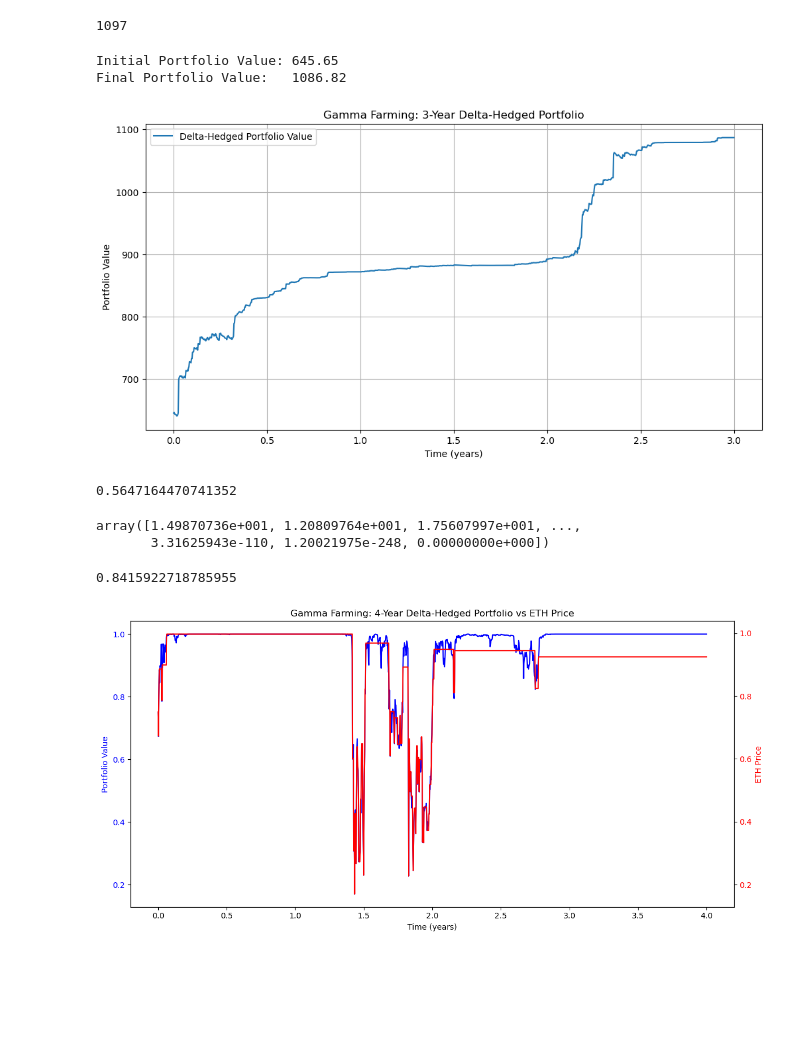
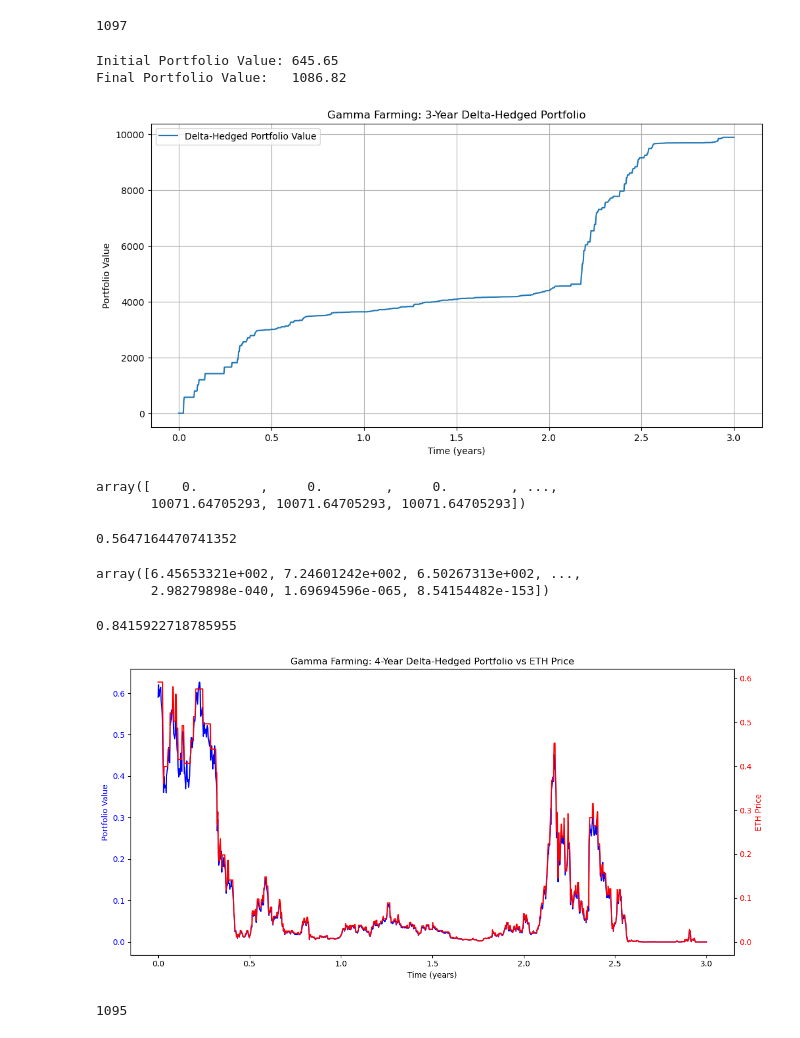
Before and after one commit to jkuan456/ETH_Strategy_Quant, a Jupyter notebook: Gamma Farming Sim.ipynb, the cells around one changed output. Cells and saved outputs as stored; diff of their text form; code cells hidden in the pictures; blank space fills up the shorter version.

Commit message:
Updated Farming Sim

```diff
--- a/Gamma Farming Sim.ipynb
+++ b/Gamma Farming Sim.ipynb
@@ -49,7 +50,7 @@ def bs_call_delta(S, K, T, r, sigma):
     d1 = (np.log(S / K) + (r + 0.5 * sigma**2)*T) / (sigma * np.sqrt(T))
     return norm.cdf(d1)
 
-def simulate_gamma_farming_real_data(prices, dt, K, T, r, sigma, use_threshold=False, threshold=0.1):
+def simulate_gamma_farming_real_data(prices, dt, K, T, r, sigma, use_threshold=False, threshold=0.1, fee_percent = 0.002):
     """
     Simulate gamma farming (delta hedging) for a single call option trade over its lifetime,
     using actual price data.
@@ -72,12 +73,13 @@ def simulate_gamma_farming_real_data(prices, dt, K, T, r, sigma, use_threshold=F
         raise ValueError("Not enough price data for the option's tenor T.")
 
     # Initialize arrays:
-    option_values   = np.zeros(M + 1)
-    deltas          = np.zeros(M + 1)
-    cash            = np.zeros(M + 1)
-    hedge_positions = np.zeros(M + 1)
-    port_values     = np.zeros(M + 1)
-    value_change_mat = np.zeros(M + 1)
+    option_values   = np.zeros(M)
+    deltas          = np.zeros(M)
+    cash            = np.zeros(M)
+    hedge_positions = np.zeros(M)
+    port_values     = np.zeros(M)
+    value_change_mat = np.zeros(M)
+    pure_cash_returns = np.zeros(M)
     # At time 0:
     S0 = prices[0]
     tau = T  # time to expiry at inception
@@ -89,8 +91,9 @@ def simulate_gamma_farming_real_data(prices, dt, K, T, r, sigma, use_threshold=F
     port_values[0] = option_values[0] + cash[0] + hedge_positions[0] * S0
     value_change_mat[0] = 0
     just_hedged = True
+    pure_cash_returns[0] = 0
     # Delta-hedging loop:
-    for i in range(1, M + 1):
+    for i in range(1, M):
         tau = T - i * dt  # remaining time to expiry
         S = prices[i]
         option_values[i] = bs_call_price(S, K, tau, r, sigma)
@@ -123,21 +126,32 @@ def simulate_gamma_farming_real_data(prices, dt, K, T, r, sigma, use_threshold=F
                 cash[i] -= trade * S
                 hedge_positions[i] = target_hedge
                 just_hedged = True
+                if trade > 0:
+                    pure_cash_returns[i] =  pure_cash_returns[i-1] + trade * S - trade * S *fee_percent
+                else:
+                    pure_cash_returns[i] = pure_cash_returns[i-1]
 
             else:
                 # No rebalancing: retain the previous hedge position.
                 hedge_positions[i] = hedge_positions[i - 1]
                 just_hedged = False
+                pure_cash_returns[i] = pure_cash_returns[i - 1]
 
         else:
             # Always rebalance at every time step.
             trade = target_hedge - hedge_positions[i - 1]
             cash[i] -= trade * S
             hedge_positions[i] = target_hedge
+            if trade > 0:
+                pure_cash_returns[i] =  pure_cash_returns[i-1] + trade * S - trade * S *fee_percent
+            else:
+                pure_cash_returns[i] = pure_cash_returns[i-1]
+
+
 
         port_values[i] = cash[i] + hedge_positions[i] * S + option_values[i]
         #print(port_values[i])
-    return option_values, deltas, cash, hedge_positions, port_values
+    return option_values, deltas, cash, hedge_positions, port_values, pure_cash_returns
 
 # -----------------------------
 # Rolling gamma farming simulation over historical data
@@ -199,36 +213,41 @@ def annualized_volatility(prices):
 # -----------------------------
 
 # Assume daily data: dt in years
 dt = 1 / 365.0
 
 # Option parameters:
 T = 3.0      # 3-year tenor
 r = 0.13     # annual risk-free rate (1%)
 sigma = 0.3  # assumed annualized volatility for Ethereum (adjust as needed)
 
 # For an OTM option, 50% strike
 K = eth_prices[0]*1.5
 
 # Run the gamma farming simulation for the entire 4-year period
-option_values, deltas, cash, hedge_positions, port_values = simulate_gamma_farming_real_data(eth_prices, dt, K, T, r, sigma, use_threshold=True)
+option_values, deltas, cash, hedge_positions, port_values, pure_cash_returns = simulate_gamma_farming_real_data(eth_prices, dt, K, T, r, sigma, use_threshold=True, fee_percent = 0.02)
 
 print(f"Initial Portfolio Value: {port_values[0]:.2f}")
 print(f"Final Portfolio Value:   {port_values[-1]:.2f}")
 
 # Plot the portfolio value over time
 t_grid = np.linspace(0, T, len(port_values))
 plt.figure(figsize=(12, 6))
-plt.plot(t_grid, port_values, label="Delta-Hedged Portfolio Value")
+plt.plot(t_grid, pure_cash_returns, label="Delta-Hedged Portfolio Value")
 plt.xlabel("Time (years)")
 plt.ylabel("Portfolio Value")
 plt.title("Gamma Farming: 3-Year Delta-Hedged Portfolio")
 plt.legend()
 plt.grid(True)
 plt.show()
 # %% [output]
 Initial Portfolio Value: 645.65
 Final Portfolio Value:   1086.82
-[figure, old version]
+[figure, new version]
+# %%
+pure_cash_returns
+# %% [output]
+array([    0.        ,     0.        ,     0.        , ...,
+       10071.64705293, 10071.64705293, 10071.64705293])
 # %%
 annualized_volatility(eth_prices)
 # %% [output]
@@ -236,8 +255,8 @@ annualized_volatility(eth_prices)
 # %%
 option_values
 # %% [output]
-array([1.49870736e+001, 1.20809764e+001, 1.75607997e+001, ...,
-       3.31625943e-110, 1.20021975e-248, 0.00000000e+000])
+array([6.45653321e+002, 7.24601242e+002, 6.50267313e+002, ...,
+       2.98279898e-040, 1.69694596e-065, 8.54154482e-153])
 # %%
 bs_call_delta(100, 100, 1, 0.05, 0.2)   # Expected: ~0.5 (ATM option)
 bs_call_delta(120, 100, 1, 0.05, 0.2)   # Expected: >0.5 (ITM option)
@@ -267,5 +286,9 @@ plt.title("Gamma Farming: 4-Year Delta-Hedged Portfolio vs ETH Price")
 fig.tight_layout()
 plt.show()
 # %% [output]
-[figure, old version]
+[figure, new version]
+# %%
+len(pure_cash_returns)
+# %% [output]
+1095
 # %%
```
Also changed, not shown: parts of 10 cells of this notebook, 2 other files.
